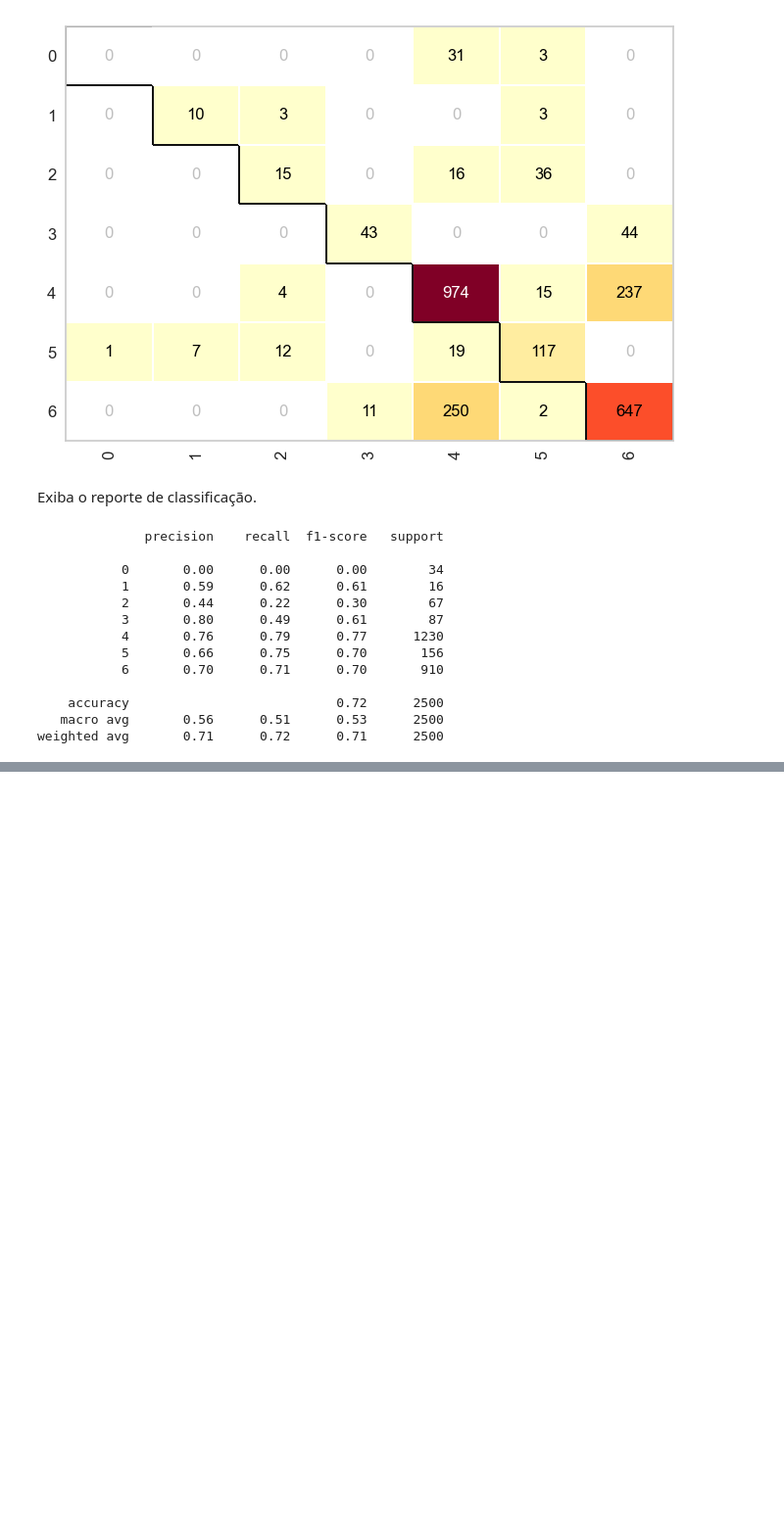
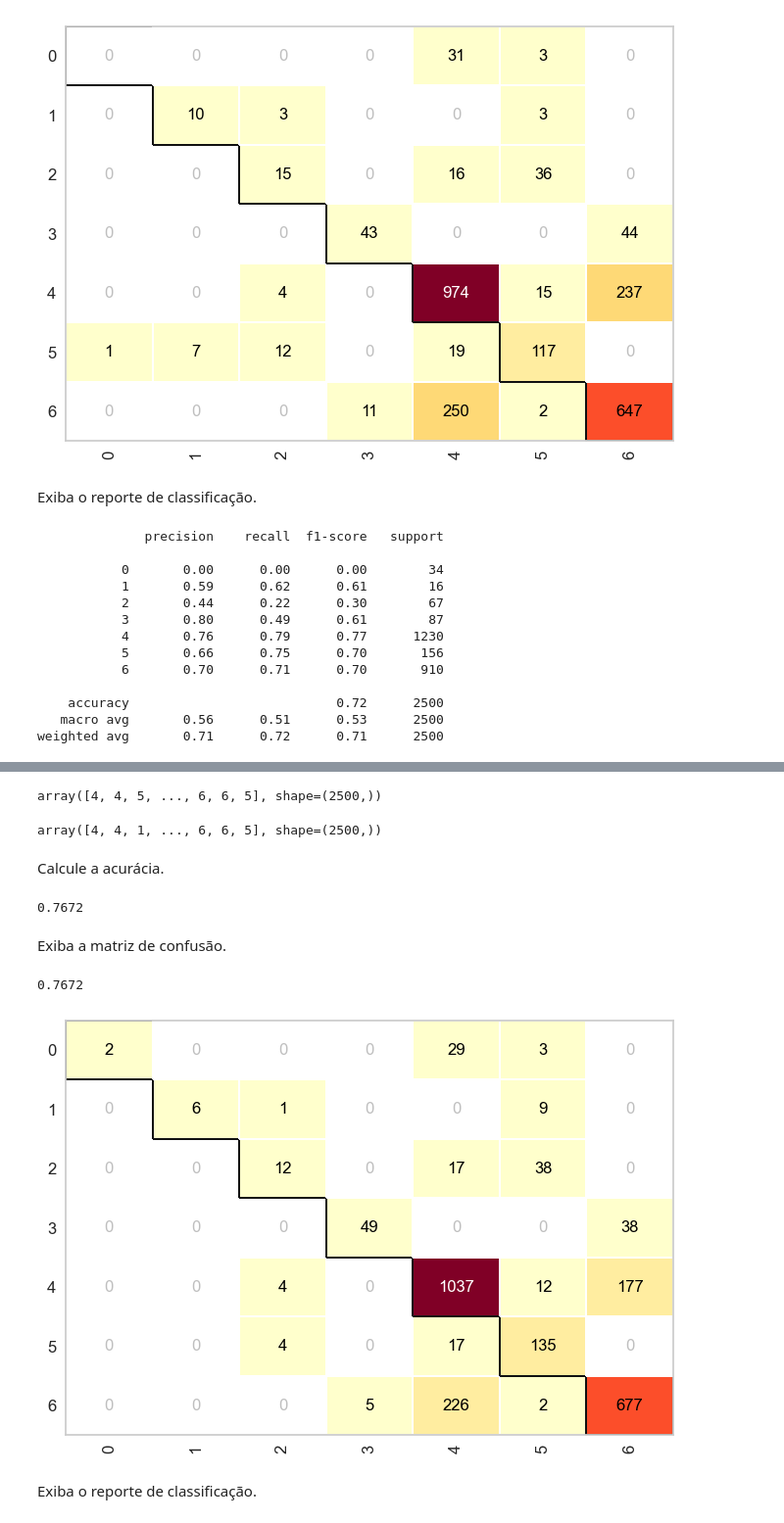
Before and after one commit to YtalloPereira/cursoml-datascience-praticas, a Jupyter notebook: notebooks/lab_covtype.ipynb, the cells around one changed output, grey strips where cells are left out. Shown at 98% size. Drawn from its saved outputs; the diff is of its cells as text; code cells hidden in the pictures; blank space fills up the shorter version.

Commit message:
:sparkles: feat: implementando SVM a  base  de dados cover_types

```diff
--- a/notebooks/lab_covtype.ipynb
+++ b/notebooks/lab_covtype.ipynb
@@ -962,0 +976,3 @@ weighted avg       0.71      0.72      0.71      2500
+# %%
+with open('../datasets/processed/cover_type.pkl', 'rb') as f:
+    X_train, Y_train, X_test, Y_test = pickle.load(f)
@@ -962,0 +991,3 @@ weighted avg       0.71      0.72      0.71      2500
+# %%
+sv_classifier = SVC(kernel='rbf', random_state=0)
+sv_classifier.fit(X_train, Y_train)
@@ -962,0 +998,26 @@ weighted avg       0.71      0.72      0.71      2500
+# %%
+previsoes = sv_classifier.predict(X_test)
+previsoes
+# %% [output]
+array([4, 4, 5, ..., 6, 6, 5], shape=(2500,))
+# %%
+Y_test
+# %% [output]
+array([4, 4, 1, ..., 6, 6, 5], shape=(2500,))
+# %% [markdown]
+Calcule a acurácia.
+# %%
+accuracy_score(Y_test, previsoes)
+# %% [output]
+0.7672
+# %% [markdown]
+Exiba a matriz de confusão.
+# %%
+cm = ConfusionMatrix(sv_classifier)
+cm.fit(X_train, Y_train)
+cm.score(X_test, Y_test)
+# %% [output]
+0.7672
+[figure, added]
+# %% [markdown]
+Exiba o reporte de classificação.
```
Also changed, not shown: parts of 10 cells of this notebook.
